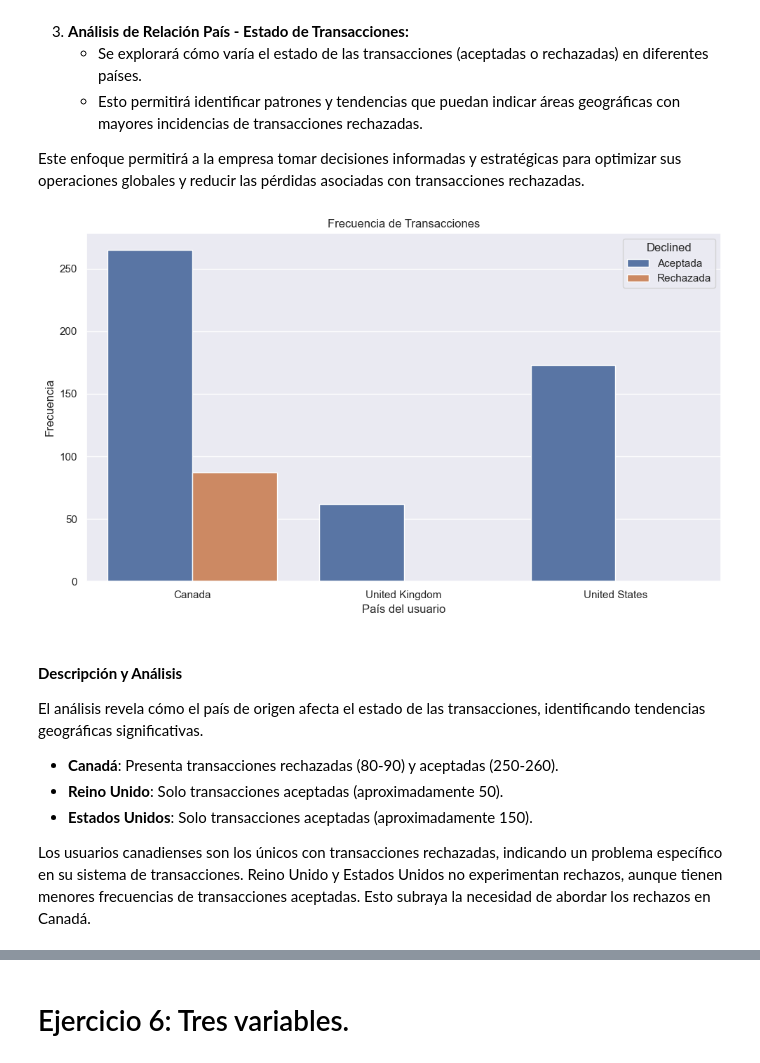
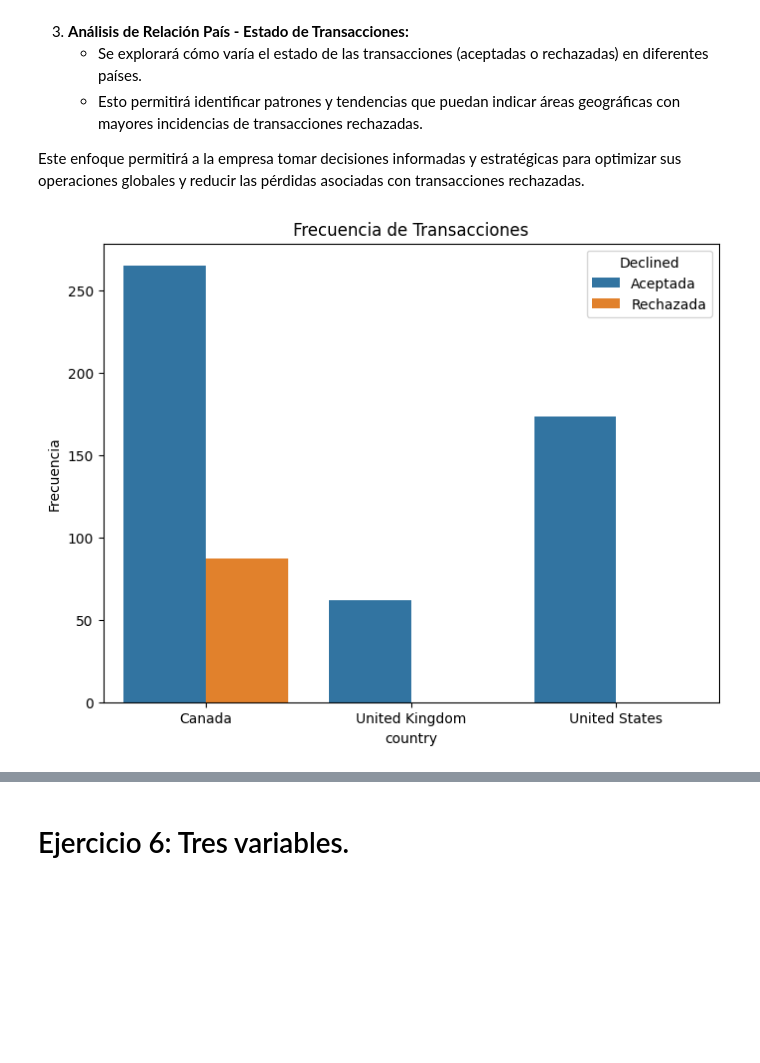
Before and after one commit to mcariqueo/Data_analytics_2024, a Jupyter notebook: Sprint_8_Python/Sprint_8_01.ipynb, the cells around one changed output, grey strips where cells are left out. Cells and saved outputs as stored; diff of their text form; code cells hidden in the pictures; blank space fills up the shorter version.

```diff
--- a/Sprint_8_Python/Sprint_8_01.ipynb
+++ b/Sprint_8_Python/Sprint_8_01.ipynb
@@ -233,0 +119,2 @@ plt.show()
+# %%
+df_users = df_users.rename(columns={"id": "user_id"})
@@ -233,0 +123,2 @@ plt.show()
+# %%
+df_user_tx = pd.merge(df_users, df_transactions, on="user_id")
@@ -403,40 +211,19 @@ Para abordar esta situación, se llevará a cabo el siguiente análisis:
    - Esto permitirá identificar patrones y tendencias que puedan indicar áreas geográficas con mayores incidencias de transacciones rechazadas.
 
 Este enfoque permitirá a la empresa tomar decisiones informadas y estratégicas para optimizar sus operaciones globales y reducir las pérdidas asociadas con transacciones rechazadas.
+# %%
+df_user_tx["declined"] = df_user_tx["declined"].astype('category')
+df_user_tx["country"] = df_user_tx["country"].astype('category')
 # %%
-import pandas as pd
-import seaborn as sns
-import matplotlib.pyplot as plt
-
-
-# Unir las tablas df_transactions y df_users usando user_id
-merged_df = pd.merge(df_transactions, df_users, left_on='user_id', right_on='id', suffixes=('_transaction', '_user'))
-
-# Convertir 'declined' y 'country' en variables categóricas
-merged_df['declined'] = merged_df['declined'].astype('category')
-merged_df['country'] = merged_df['country'].astype('category')
 
 # Graficar los datos
-plt.figure(figsize=(10, 6))
+plt.figure(figsize=(8, 6))
 
 # Gráfico de conteo para las variables categóricas 'declined' y 'country'
-sns.countplot(x='country', hue='declined', data=merged_df)
+sns.countplot(x='country', hue='declined', data=df_user_tx)
 plt.title('Frecuencia de Transacciones')
-plt.xlabel('País del usuario')
 plt.ylabel('Frecuencia')
 plt.legend(title='Declined', labels=['Aceptada', 'Rechazada'])
-
-plt.tight_layout()
 plt.show()
 # %% [output]
-[figure, old version]
+[figure, new version]
-# %% [markdown]
-#### **Descripción y Análisis**
-
-El análisis revela cómo el país de origen afecta el estado de las transacciones, identificando tendencias geográficas significativas.
-
-- **Canadá**: Presenta transacciones rechazadas (80-90) y aceptadas (250-260).
-- **Reino Unido**: Solo transacciones aceptadas (aproximadamente 50).
-- **Estados Unidos**: Solo transacciones aceptadas (aproximadamente 150).
-
-Los usuarios canadienses son los únicos con transacciones rechazadas, indicando un problema específico en su sistema de transacciones. Reino Unido y Estados Unidos no experimentan rechazos, aunque tienen menores frecuencias de transacciones aceptadas. Esto subraya la necesidad de abordar los rechazos en Canadá.
```
Also changed, not shown: parts of 49 cells of this notebook, 46 other files.
